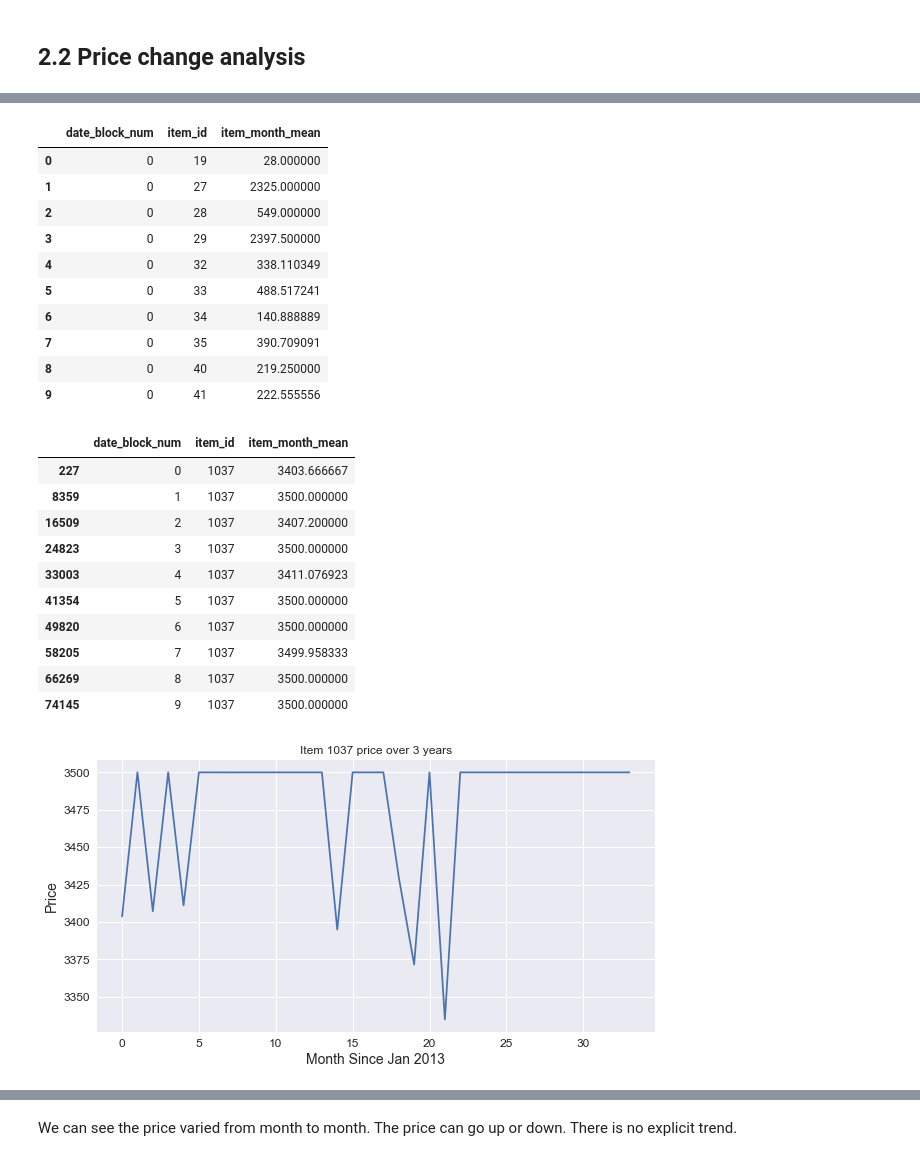
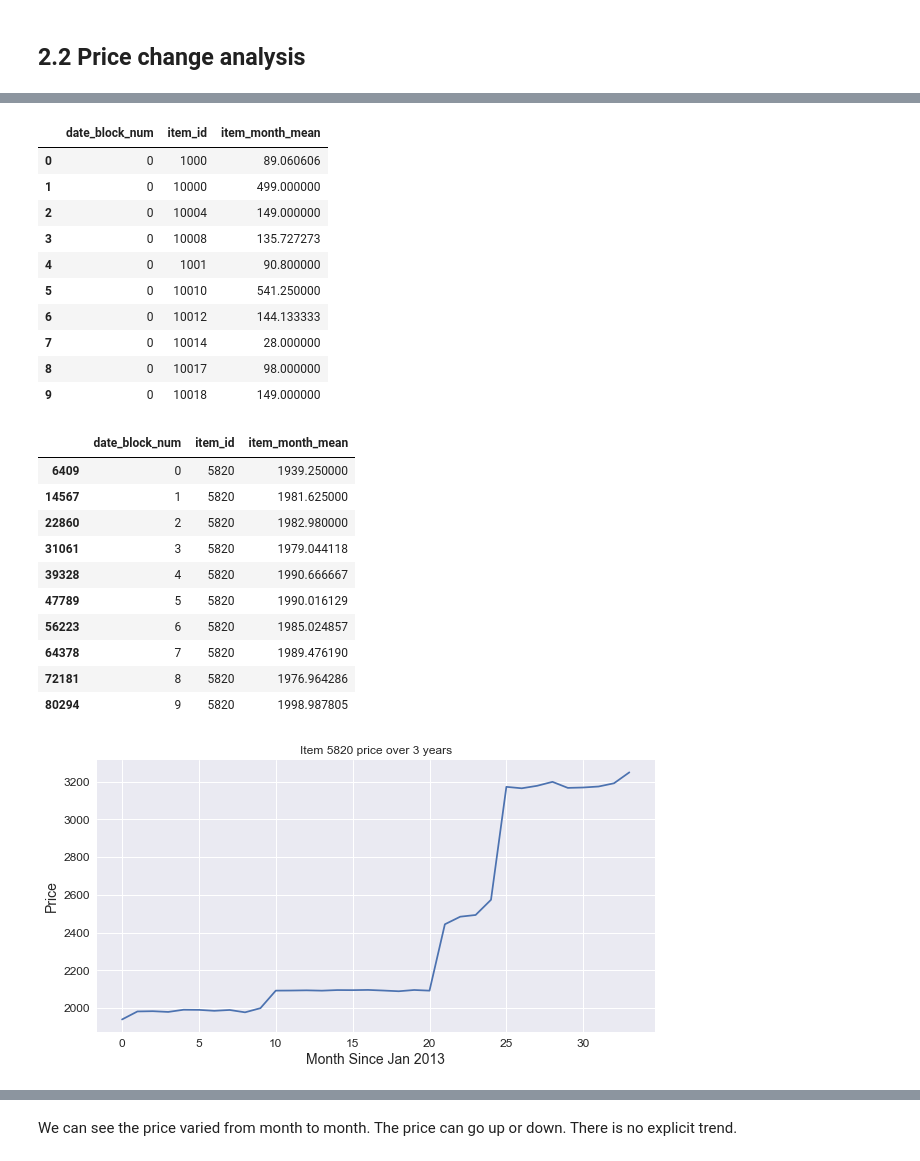
Before and after one commit to michael100824/Kaggle-Project, a Jupyter notebook: competitive-data-science-predict-future-sales/competitive-data-science-predict-future-sales.ipynb, the cells around one changed output, grey strips where cells are left out. Cells and saved outputs as stored; diff of their text form; code cells hidden in the pictures.

```diff
--- a/competitive-data-science-predict-future-sales/competitive-data-science-predict-future-sales.ipynb
+++ b/competitive-data-science-predict-future-sales/competitive-data-science-predict-future-sales.ipynb
@@ -211,0 +254,6 @@ new_train.head()
+# %%
+# Convert id values to string# Convert id values
+new_train['shop_id']= new_train.shop_id.astype('str')
+new_train['item_id']= new_train.item_id.astype('str')
+
+new_train.head()
@@ -574,6 +638,6 @@ After selecting most frequent 2 items, we cannot find a specific pattern.
 ## 2.2 Price change analysis
 # %%
 # create a sub dataframe
-df_work2 = new_train[['Year','Month','item_id','date_block_num','item_price']]
+df_work2 = new_train[['year','month','item_id','date_block_num','item_price']]
 df_work2.head(10)
 # %% [output]
@@ -591,41 +655,40 @@ df_work2.head(10)
 # %%
-grouped_mean_price = df_work2.groupby(['date_block_num', 'item_id']).agg(np.mean).reset_index()
-grouped_mean_price = grouped_mean_price.rename(index=str, columns = {"item_price":"item_month_mean"})
+grouped_mean_price = df_work2.groupby(['date_block_num', 'item_id']).agg({'item_price':'mean'}).reset_index().rename(columns = {"item_price":"item_month_mean"})
 grouped_mean_price.head(10)
 # %% [output]
 |  | date_block_num | item_id | item_month_mean |
-| 0 | 0 | 19 | 28.000000 |
-| 1 | 0 | 27 | 2325.000000 |
-| 2 | 0 | 28 | 549.000000 |
-| 3 | 0 | 29 | 2397.500000 |
-| 4 | 0 | 32 | 338.110349 |
-| 5 | 0 | 33 | 488.517241 |
-| 6 | 0 | 34 | 140.888889 |
-| 7 | 0 | 35 | 390.709091 |
-| 8 | 0 | 40 | 219.250000 |
-| 9 | 0 | 41 | 222.555556 |
+| 0 | 0 | 1000 | 89.060606 |
+| 1 | 0 | 10000 | 499.000000 |
+| 2 | 0 | 10004 | 149.000000 |
+| 3 | 0 | 10008 | 135.727273 |
+| 4 | 0 | 1001 | 90.800000 |
+| 5 | 0 | 10010 | 541.250000 |
+| 6 | 0 | 10012 | 144.133333 |
+| 7 | 0 | 10014 | 28.000000 |
+| 8 | 0 | 10017 | 98.000000 |
+| 9 | 0 | 10018 | 149.000000 |
 # %%
-df_item1037 = grouped_mean_price[grouped_mean_price['item_id'] == 1037]
-df_item1037.head(10)
+df_item5820 = grouped_mean_price[grouped_mean_price['item_id'] == '5820']
+df_item5820.head(10)
 # %% [output]
 |  | date_block_num | item_id | item_month_mean |
-| 227 | 0 | 1037 | 3403.666667 |
-| 8359 | 1 | 1037 | 3500.000000 |
-| 16509 | 2 | 1037 | 3407.200000 |
-| 24823 | 3 | 1037 | 3500.000000 |
-| 33003 | 4 | 1037 | 3411.076923 |
-| 41354 | 5 | 1037 | 3500.000000 |
-| 49820 | 6 | 1037 | 3500.000000 |
-| 58205 | 7 | 1037 | 3499.958333 |
-| 66269 | 8 | 1037 | 3500.000000 |
-| 74145 | 9 | 1037 | 3500.000000 |
+| 6409 | 0 | 5820 | 1939.250000 |
+| 14567 | 1 | 5820 | 1981.625000 |
+| 22860 | 2 | 5820 | 1982.980000 |
+| 31061 | 3 | 5820 | 1979.044118 |
+| 39328 | 4 | 5820 | 1990.666667 |
+| 47789 | 5 | 5820 | 1990.016129 |
+| 56223 | 6 | 5820 | 1985.024857 |
+| 64378 | 7 | 5820 | 1989.476190 |
+| 72181 | 8 | 5820 | 1976.964286 |
+| 80294 | 9 | 5820 | 1998.987805 |
 # %%
-# plot the item 1037 price over 3 years
+# plot the item 5820 price over 3 years
 plt.figure(figsize=(10,5))
-plt.title('Item 1037 price over 3 years')
+plt.title('Item 5820 price over 3 years')
 plt.xlabel('Month Since Jan 2013')
 plt.ylabel('Price')
-plt.plot(df_item1037["date_block_num"],df_item1037["item_month_mean"]);
+plt.plot(df_item5820["date_block_num"],df_item5820["item_month_mean"]);
 # %% [output]
-[figure, old version]
+[figure, new version]
 # %%
```
Also changed, not shown: parts of 35 cells of this notebook.
